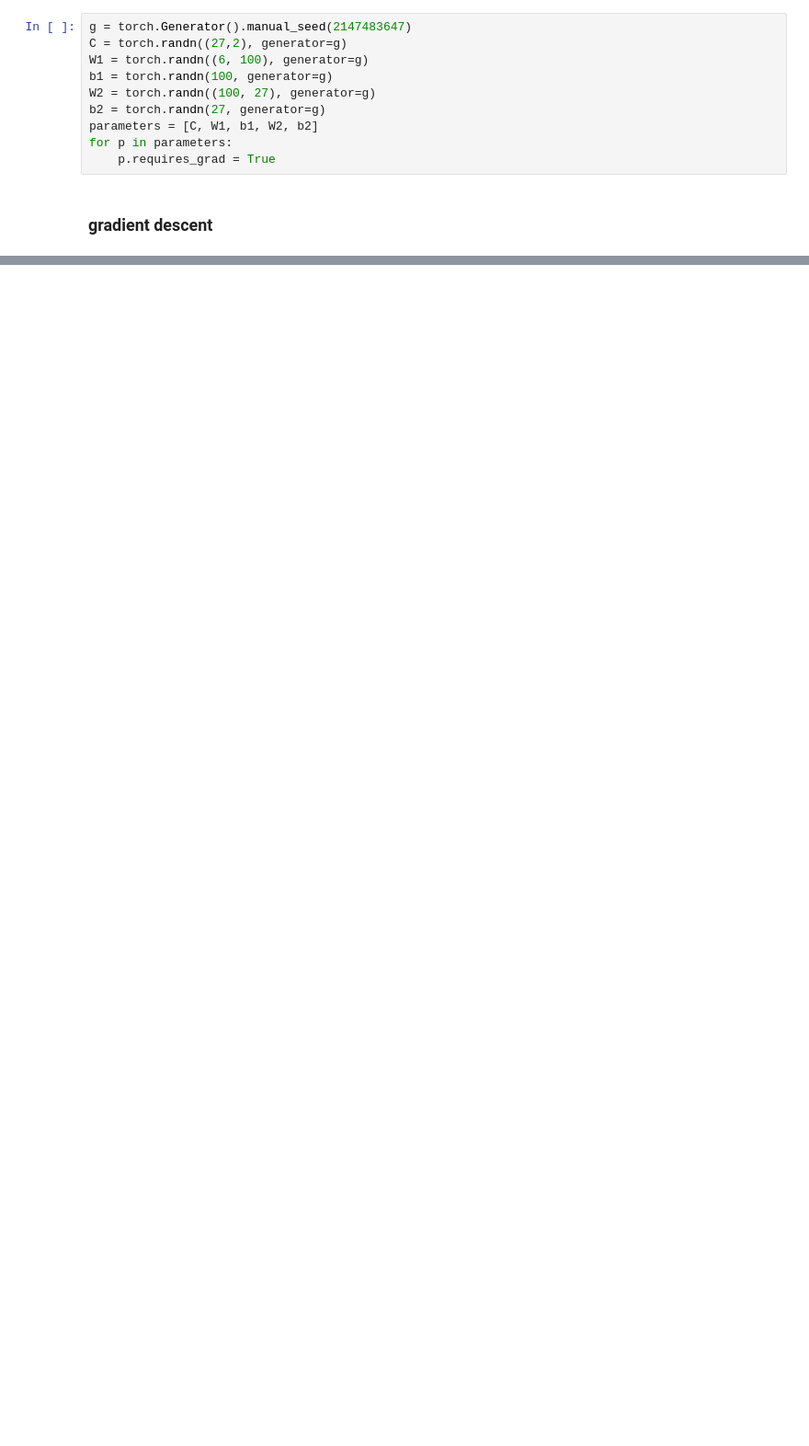
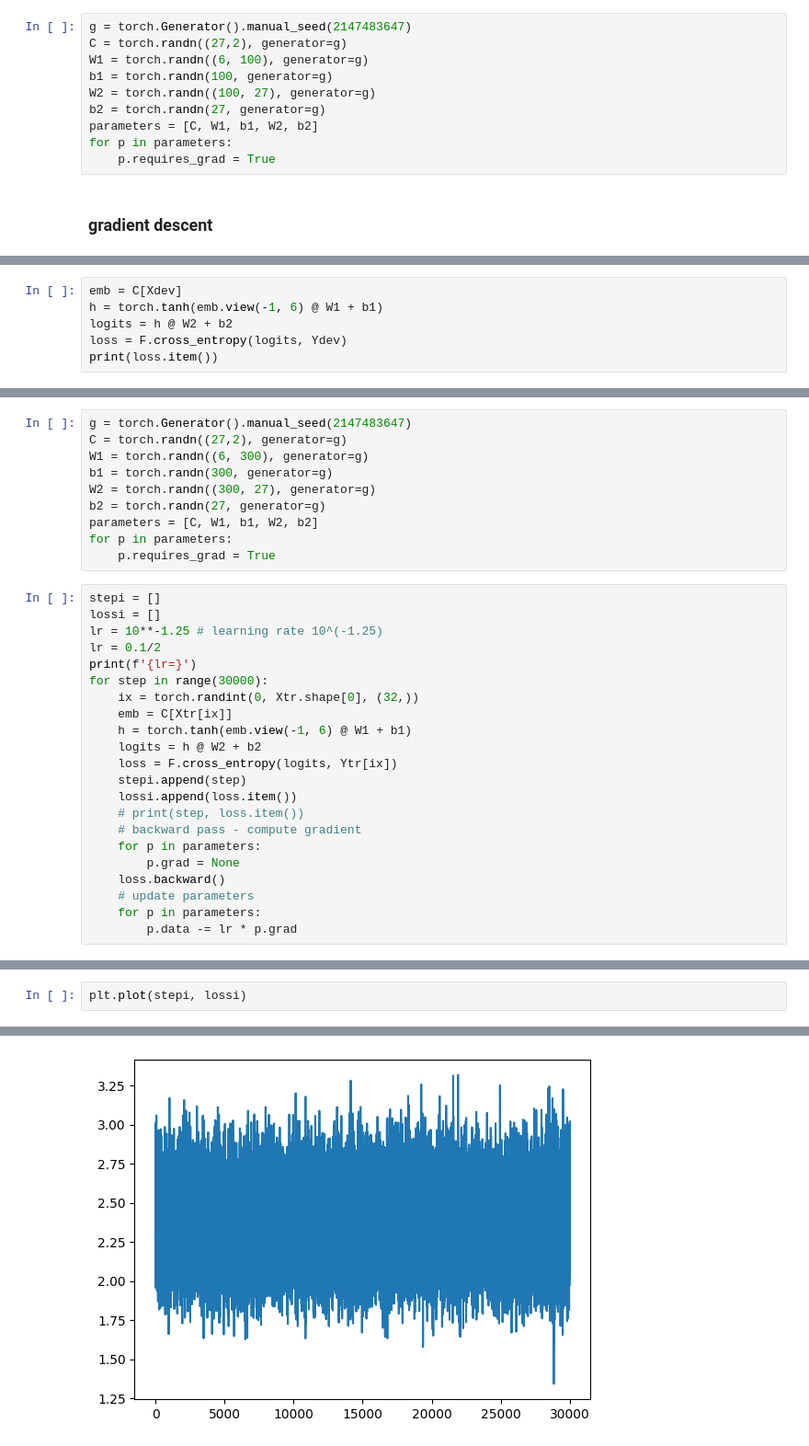
Before and after one commit to rajmadhan/deeplearning, a Jupyter notebook: makemore/mlp.ipynb, the cells around one changed output, grey strips where cells are left out. Shown at 92% size. Saved outputs shown, nothing was run; the diff lists cells and outputs as text; blank space fills up the shorter version.

```diff
--- a/makemore/mlp.ipynb
+++ b/makemore/mlp.ipynb
@@ -276,0 +443,6 @@ for epoch in range(100):
+# %%
+emb = C[Xdev]
+h = torch.tanh(emb.view(-1, 6) @ W1 + b1)
+logits = h @ W2 + b2
+loss = F.cross_entropy(logits, Ydev)
+print(loss.item())
@@ -276,0 +453,32 @@ for epoch in range(100):
+# %%
+g = torch.Generator().manual_seed(2147483647)
+C = torch.randn((27,2), generator=g)
+W1 = torch.randn((6, 300), generator=g)
+b1 = torch.randn(300, generator=g)
+W2 = torch.randn((300, 27), generator=g)
+b2 = torch.randn(27, generator=g)
+parameters = [C, W1, b1, W2, b2]
+for p in parameters:
+    p.requires_grad = True
+# %%
+stepi = []
+lossi = []
+lr = 10**-1.25 # learning rate 10^(-1.25)
+lr = 0.1/2
+print(f'{lr=}')
+for step in range(30000):
+    ix = torch.randint(0, Xtr.shape[0], (32,))
+    emb = C[Xtr[ix]]
+    h = torch.tanh(emb.view(-1, 6) @ W1 + b1)
+    logits = h @ W2 + b2
+    loss = F.cross_entropy(logits, Ytr[ix])
+    stepi.append(step)
+    lossi.append(loss.item())
+    # print(step, loss.item())
+    # backward pass - compute gradient
+    for p in parameters:
+        p.grad = None
+    loss.backward()
+    # update parameters
+    for p in parameters:
+        p.data -= lr * p.grad
@@ -276,0 +487,3 @@ for epoch in range(100):
+# %%
+plt.plot(stepi, lossi)
+# %% [output]
@@ -276,0 +491 @@ for epoch in range(100):
+[figure, added]
```
Also changed, not shown: parts of 36 cells of this notebook.
